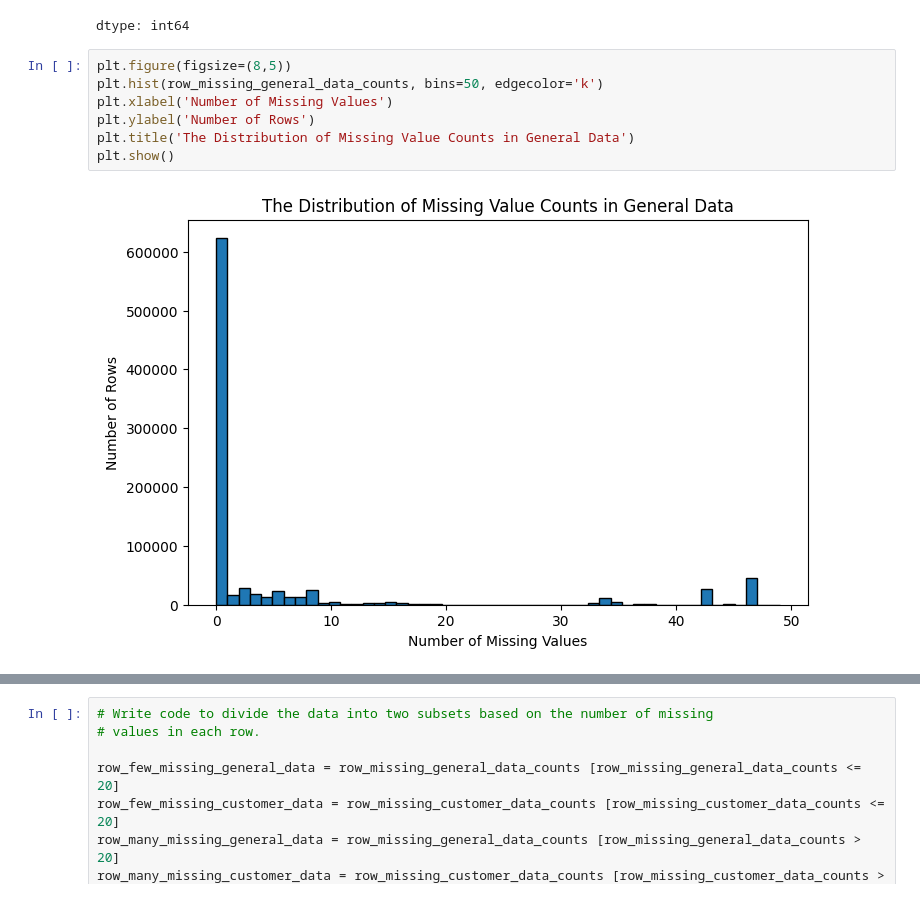
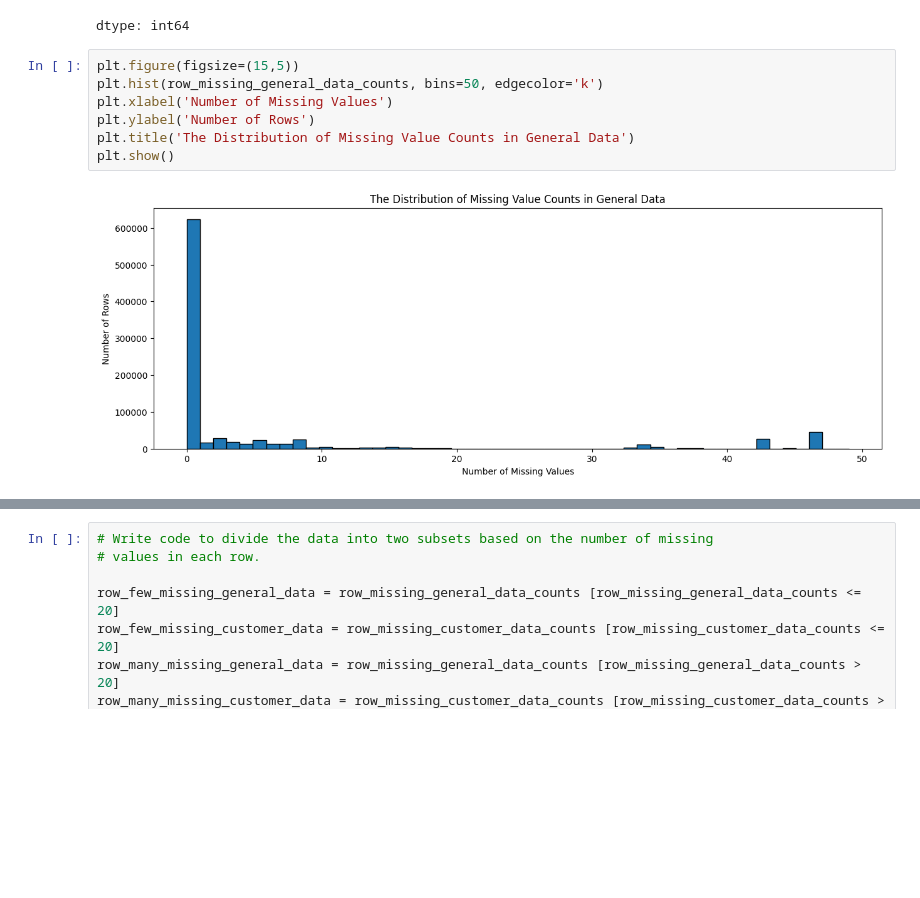
Before and after one commit to EssaAlsharif/Identify-Customer-Segments, a Jupyter notebook: Identify_Customer_Segments.ipynb, the cells around one changed output, grey strips where cells are left out. Drawn from its saved outputs; the diff is of its cells as text; blank space fills up the shorter version.

```diff
--- a/Identify_Customer_Segments.ipynb
+++ b/Identify_Customer_Segments.ipynb
@@ -456,12 +456,12 @@ Missing data in customer data in each row:
 | 49 | 1 |
 dtype: int64
 # %%
-plt.figure(figsize=(8,5))
+plt.figure(figsize=(15,5))
 plt.hist(row_missing_general_data_counts, bins=50, edgecolor='k')
 plt.xlabel('Number of Missing Values')
 plt.ylabel('Number of Rows')
 plt.title('The Distribution of Missing Value Counts in General Data')
 plt.show()
 # %% [output]
-[figure, old version]
+[figure, new version]
 # %%
```
Also changed, not shown: parts of 5 cells of this notebook.
